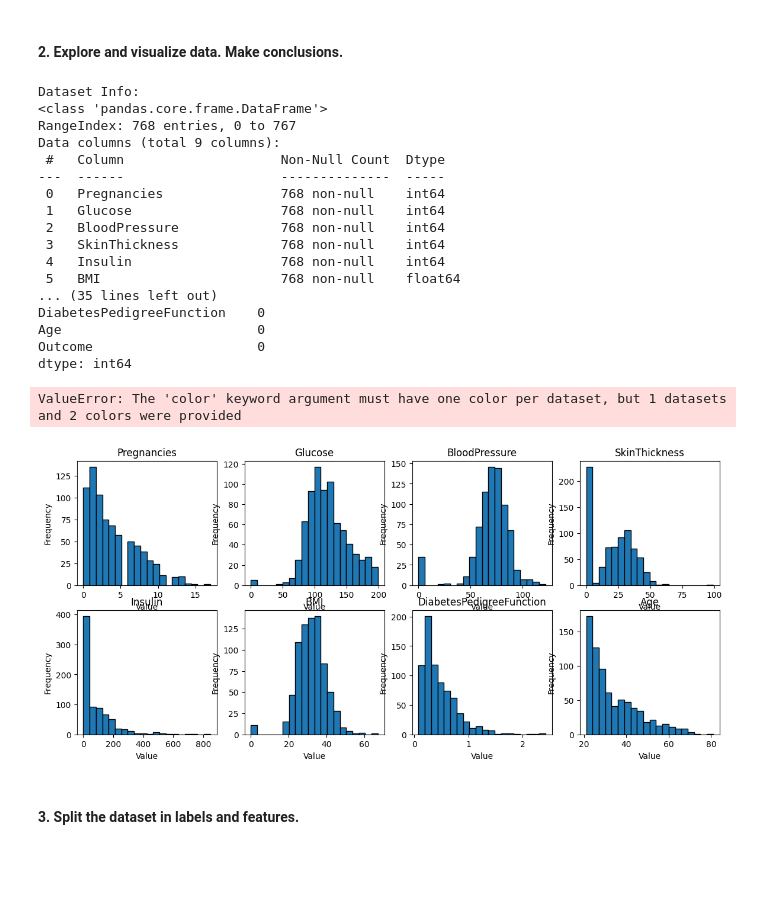
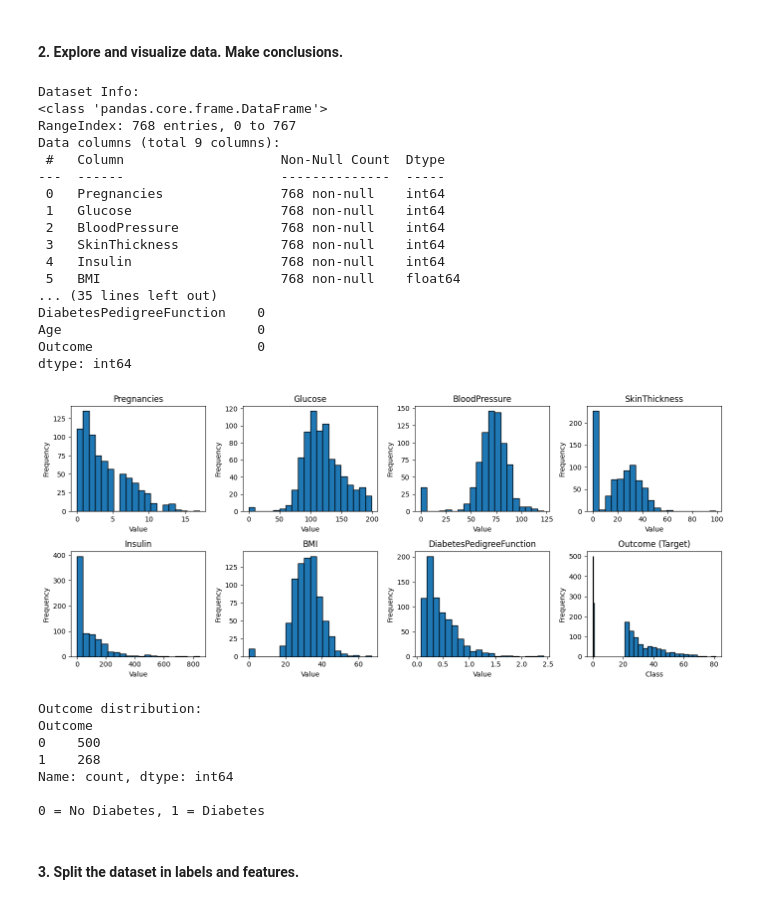
Before and after one commit to raiiihan/Accenture-Bootcamp, a Jupyter notebook: Week 1/Day 2/Day 2 - DecisionTreeRegressor classifier (Optional).ipynb, the cells around one changed output. Drawn from its saved outputs; the diff is of its cells as text; code cells hidden in the pictures; blank space fills up the shorter version.

Commit message:
fix: removed unnecessary argument

```diff
--- a/Week 1/Day 2/Day 2 - DecisionTreeRegressor classifier (Optional).ipynb
+++ b/Week 1/Day 2/Day 2 - DecisionTreeRegressor classifier (Optional).ipynb
@@ -62,36 +62,42 @@ for i, col in enumerate(df.columns[:-1], 1):
     plt.xlabel('Value')
     plt.ylabel('Frequency')
 
 plt.subplot(2, 4, 8)
-plt.hist(df['Outcome'], bins=2, edgecolor='black', color=['skyblue', 'orange'])
+plt.hist(df['Outcome'], bins=2, edgecolor='black', color=['skyblue'])
 plt.title('Outcome (Target)')
 plt.xlabel('Class')
 plt.tight_layout()
 plt.show()
 
 print("\nOutcome distribution:")
 print(df['Outcome'].value_counts())
 print("\n0 = No Diabetes, 1 = Diabetes")
 # %% [output]
 Dataset Info:
 <class 'pandas.core.frame.DataFrame'>
 RangeIndex: 768 entries, 0 to 767
 Data columns (total 9 columns):
  #   Column                    Non-Null Count  Dtype
 ---  ------                    --------------  -----
  0   Pregnancies               768 non-null    int64
  1   Glucose                   768 non-null    int64
  2   BloodPressure             768 non-null    int64
  3   SkinThickness             768 non-null    int64
  4   Insulin                   768 non-null    int64
  5   BMI                       768 non-null    float64
 ... (35 lines left out)
 DiabetesPedigreeFunction    0
 Age                         0
 Outcome                     0
 dtype: int64
+[figure, new version]
-ValueError: The 'color' keyword argument must have one color per dataset, but 1 datasets and 2 colors were provided
+Outcome distribution:
+Outcome
+0    500
+1    268
+Name: count, dtype: int64
+
+0 = No Diabetes, 1 = Diabetes
-[figure, old version]
 # %% [markdown]
 #### 3. Split the dataset in labels and features.
 # %%
```
Also changed, not shown: parts of 7 cells of this notebook.
